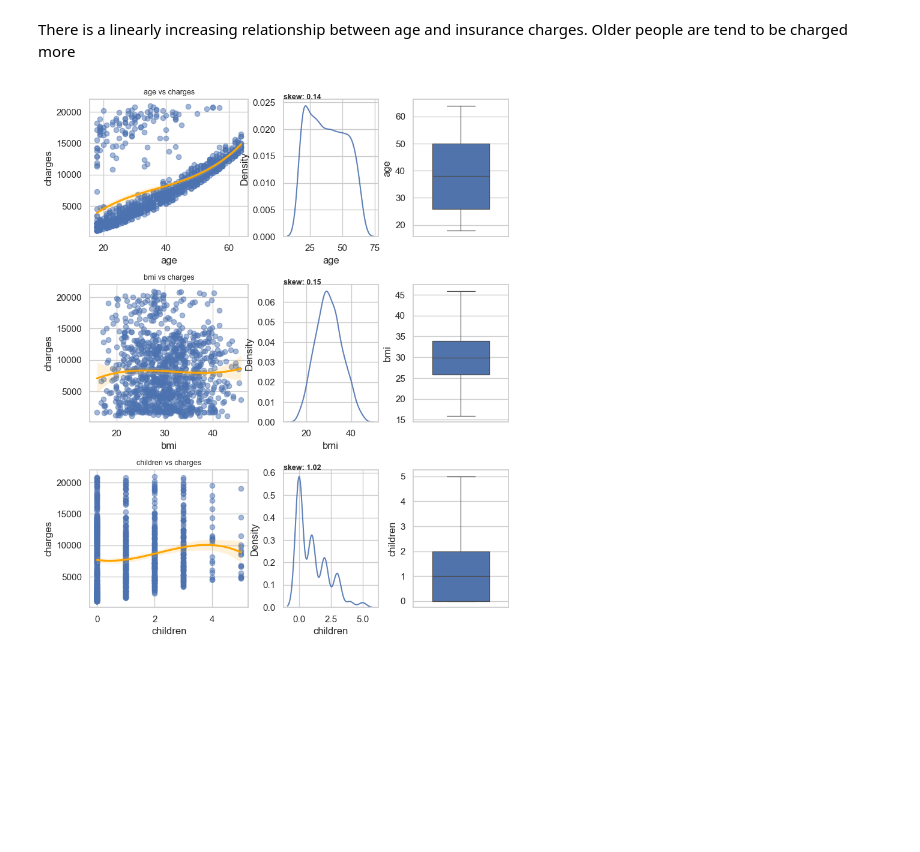
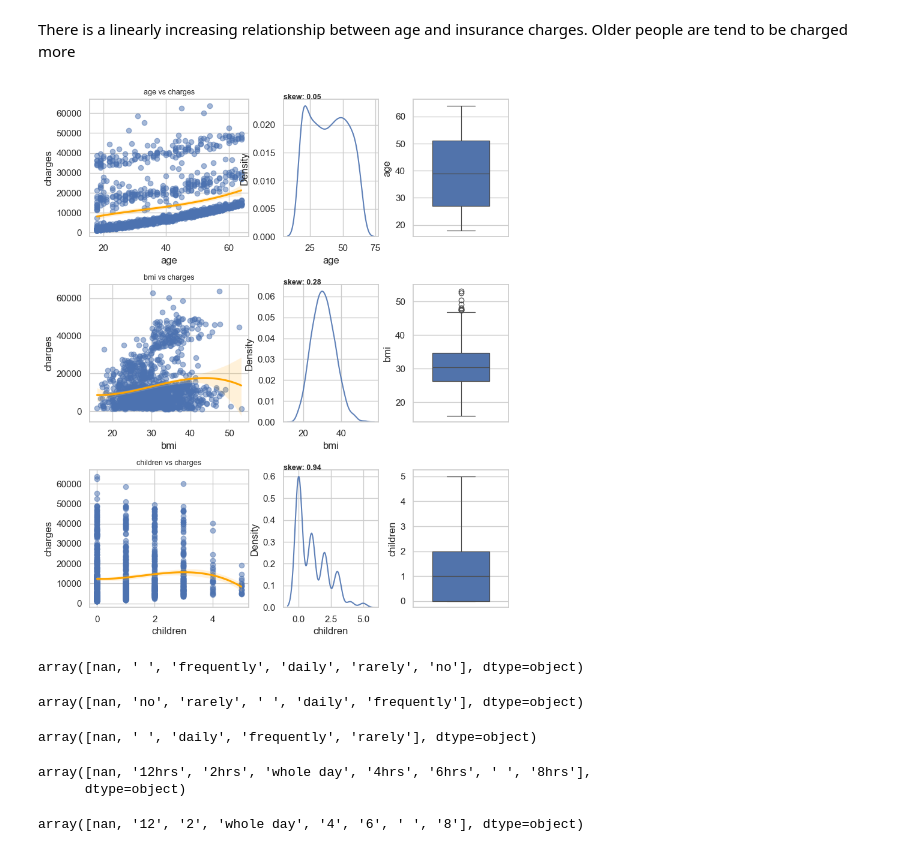
Before and after one commit to thassung/Medical_prediction, a Jupyter notebook: medical insurance.ipynb, the cells around one changed output. Saved outputs shown, nothing was run; the diff lists cells and outputs as text; code cells hidden in the pictures; blank space fills up the shorter version.

```diff
--- a/medical insurance.ipynb
+++ b/medical insurance.ipynb
@@ -12,5 +19,5 @@ from sklearn.metrics import accuracy_score,classification_report
 # %%
-df = pd.read_csv('D:\AIT\Sem 1\Machine Learning\Medical_prediction\Medical_prediction\data\insurance.csv')
+df = pd.read_csv('./data/disease_insurance_price_final.csv')
 # %%
 df.shape
 # %% [output]
@@ -54 +69,11 @@ charges     float64
 dtype: object
+# %%
+# Assuming you have a DataFrame named 'df'
+df = df.rename(columns={
+    'alcohol consumption': 'alcohol_consumption',
+    'sedantry period': 'sed_pd',
+    'exercise routine': 'exercise_routine',
+    'junk food consumption': 'junk_food_consumption',
+    'stress level': 'stress_level',
+    'substance use': 'substance_use'
+})
@@ -115,6 +128,6 @@ https://gist.github.com/mwaskom/de44147ed2974457ad6372750bbe5751
 [figure]
 # %%
-charges = df_cleaned['charges'].groupby(df.region).sum().sort_values(ascending = True)
+charges = df['charges'].groupby(df.region).sum().sort_values(ascending = True)
 f, ax = plt.subplots(1, 1, figsize=(8, 6))
 ax = sns.barplot(x= charges.head(), y=charges.head().index, palette='Blues')
 plt.show()
@@ -217,9 +268,9 @@ plt.show()
 # %% [markdown]
 There is a linearly increasing relationship between age and insurance charges. Older people are tend to be charged more
 # %%
-number_columns = df_cleaned.select_dtypes("number").drop("charges", axis=1)
+number_columns = df.select_dtypes("number").drop("charges", axis=1)
 
-skewness_before_log = df_cleaned[number_columns.columns].skew()
+skewness_before_log = df[number_columns.columns].skew()
 fig, axes = plt.subplots(
     nrows=3,
     ncols=3,
@@ -231,37 +282,59 @@ i = 0
 for column in number_columns.columns:
     ax = axes[i]
     sns.regplot(
-        data=df_cleaned,
+        data=df,
         x=column,
         y="charges",
         ax=ax,
         scatter_kws={"alpha": 0.5},
         marker="o",
         line_kws={"color": "orange"},
         order=3,
     )
     ax.set_title(f"{column} vs charges", size=9)
     ax = axes[i + 1]
-    sns.kdeplot(data=df_cleaned, x=column, ax=ax, fill=False, alpha=0.9, legend=True)
+    sns.kdeplot(data=df, x=column, ax=ax, fill=False, alpha=0.9, legend=True)
     skewness = skewness_before_log[column]
     ax.text(
         ax.get_xlim()[0],
         ax.get_ylim()[-1],
         f"skew: {skewness:.2f}",
         size=9,
         weight="bold",
     )
 
     ax = axes[i + 2]
     sns.boxplot(
-        data=df_cleaned,
+        data=df,
         y=column,
         ax=ax,
         width=0.6,
         saturation=0.9,
         linewidth=0.9,
     )
     i += 3
 plt.show()
 # %% [output]
-[figure, old version]
+[figure, new version]
+# %%
+df['exercise_routine'].unique()
+# %% [output]
+array([nan, ' ', 'frequently', 'daily', 'rarely', 'no'], dtype=object)
+# %%
+df['alcohol_consumption'].unique()
+# %% [output]
+array([nan, 'no', 'rarely', ' ', 'daily', 'frequently'], dtype=object)
+# %%
+df['junk_food_consumption'].unique()
+# %% [output]
+array([nan, ' ', 'daily', 'frequently', 'rarely'], dtype=object)
+# %%
+df['sed_pd'].unique()
+# %% [output]
+array([nan, '12hrs', '2hrs', 'whole day', '4hrs', '6hrs', ' ', '8hrs'],
+      dtype=object)
+# %%
+df['sed_pd'] = df['sed_pd'].str.replace('hrs', '', regex=False)
+df['sed_pd'].unique()
+# %% [output]
+array([nan, '12', '2', 'whole day', '4', '6', ' ', '8'], dtype=object)
```
Also changed, not shown: parts of 96 cells of this notebook, 7 other files.
